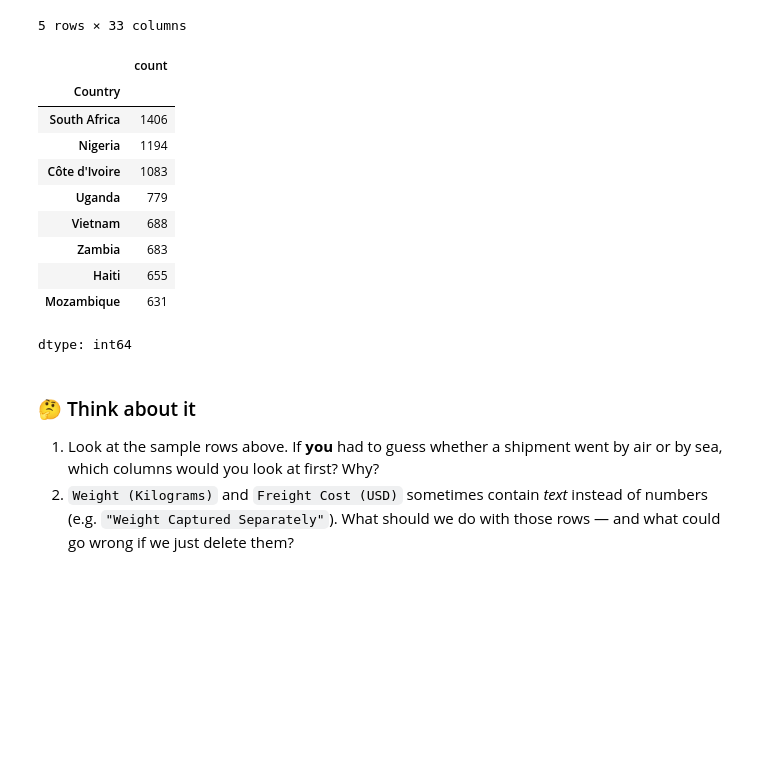
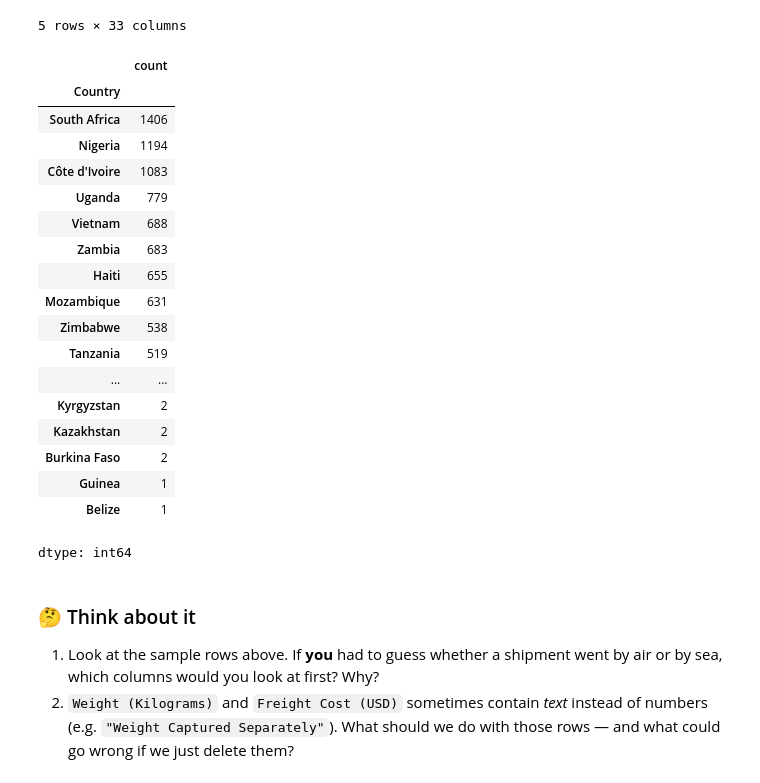
Before and after one commit to alialawiaidarosbalfaqih-crypto/TheFirst, a Jupyter notebook: notebooks/Copy_of_air_or_ocean_explainable_nn.ipynb, the cells around one changed output. Cells and saved outputs as stored; diff of their text form; code cells hidden in the pictures; blank space fills up the shorter version.

```diff
--- a/notebooks/Copy_of_air_or_ocean_explainable_nn.ipynb
+++ b/notebooks/Copy_of_air_or_ocean_explainable_nn.ipynb
@@ -122,18 +125,26 @@ df.sample(5, random_state=SEED) #يعرض 5 صفوف عشوائية
 | 321 | 3039 | 111-MZ-T01 | Pre-PQ Process | SCMS-18060 | ASN-1651 | Mozambique | PMO - US | Direct Drop | ... |
 5 rows × 33 columns
 # %%
-df["Country"].value_counts().head(8)
+df["Country"].value_counts().head(100)
 # %% [output]
 |  | count |
 | Country |  |
 | South Africa | 1406 |
 | Nigeria | 1194 |
 | Côte d'Ivoire | 1083 |
 | Uganda | 779 |
 | Vietnam | 688 |
 | Zambia | 683 |
 | Haiti | 655 |
 | Mozambique | 631 |
+| Zimbabwe | 538 |
+| Tanzania | 519 |
+| ... | ... |
+| Kyrgyzstan | 2 |
+| Kazakhstan | 2 |
+| Burkina Faso | 2 |
+| Guinea | 1 |
+| Belize | 1 |
 dtype: int64
 # %% [markdown]
 ### 🤔 Think about it
```
Also changed, not shown: parts of 5 cells of this notebook.
